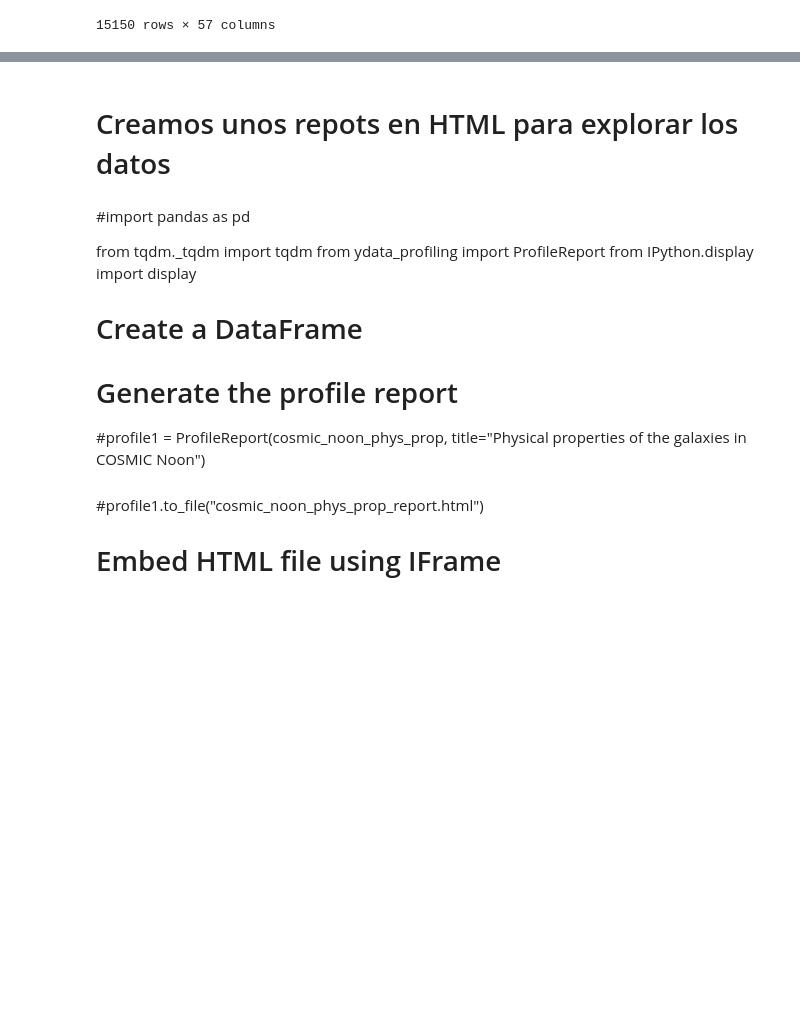
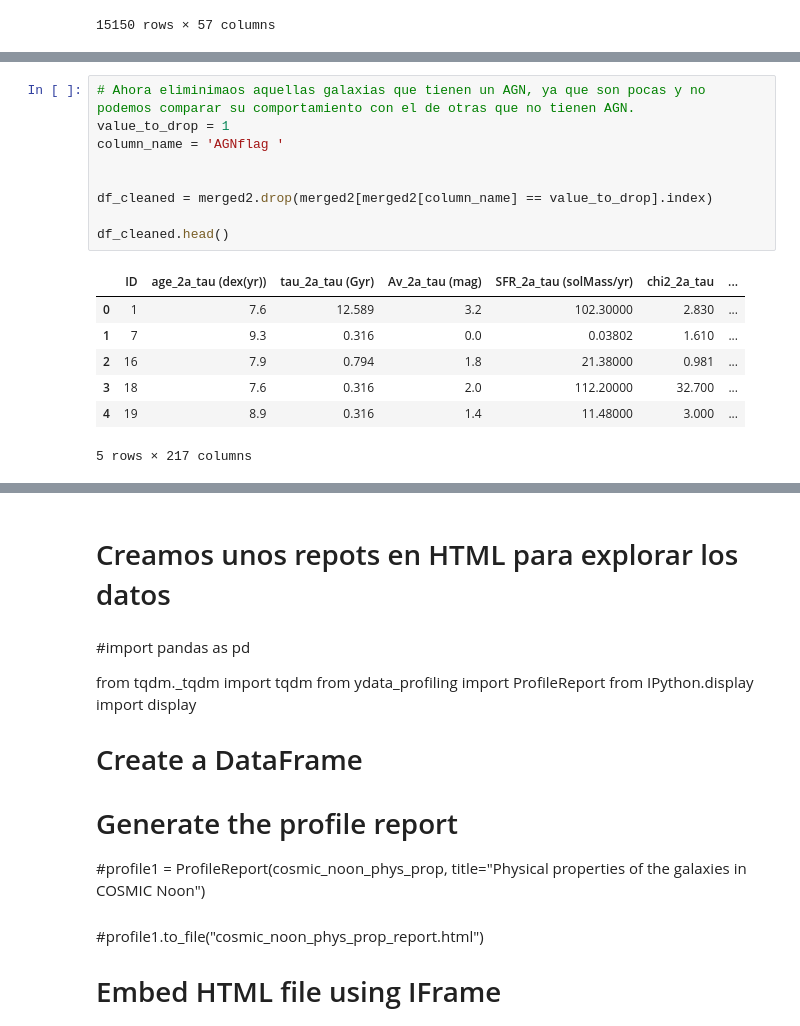
Before and after one commit to PhyAMR/TrabajoFinDeGrado, a Jupyter notebook: ExpTFG.ipynb, the cells around one changed output, grey strips where cells are left out. Cells and saved outputs as stored; diff of their text form; blank space fills up the shorter version.

```diff
--- a/ExpTFG.ipynb
+++ b/ExpTFG.ipynb
@@ -501,0 +429,17 @@ ValueError: 'vertices' must be 2D with shape (N, 2), but your input has shape (0
+# %%
+# Ahora eliminimaos aquellas galaxias que tienen un AGN, ya que son pocas y no podemos comparar su comportamiento con el de otras que no tienen AGN.
+value_to_drop = 1
+column_name = 'AGNflag '
+
+
+df_cleaned = merged2.drop(merged2[merged2[column_name] == value_to_drop].index)
+
+df_cleaned.head()
+# %% [output]
+|  | ID | age_2a_tau (dex(yr)) | tau_2a_tau (Gyr) | Av_2a_tau (mag) | SFR_2a_tau (solMass/yr) | chi2_2a_tau | ... |
+| 0 | 1 | 7.6 | 12.589 | 3.2 | 102.30000 | 2.830 | ... |
+| 1 | 7 | 9.3 | 0.316 | 0.0 | 0.03802 | 1.610 | ... |
+| 2 | 16 | 7.9 | 0.794 | 1.8 | 21.38000 | 0.981 | ... |
+| 3 | 18 | 7.6 | 0.316 | 2.0 | 112.20000 | 32.700 | ... |
+| 4 | 19 | 8.9 | 0.316 | 1.4 | 11.48000 | 3.000 | ... |
+5 rows × 217 columns
```
Also changed, not shown: parts of 21 cells of this notebook, 5 other files.
